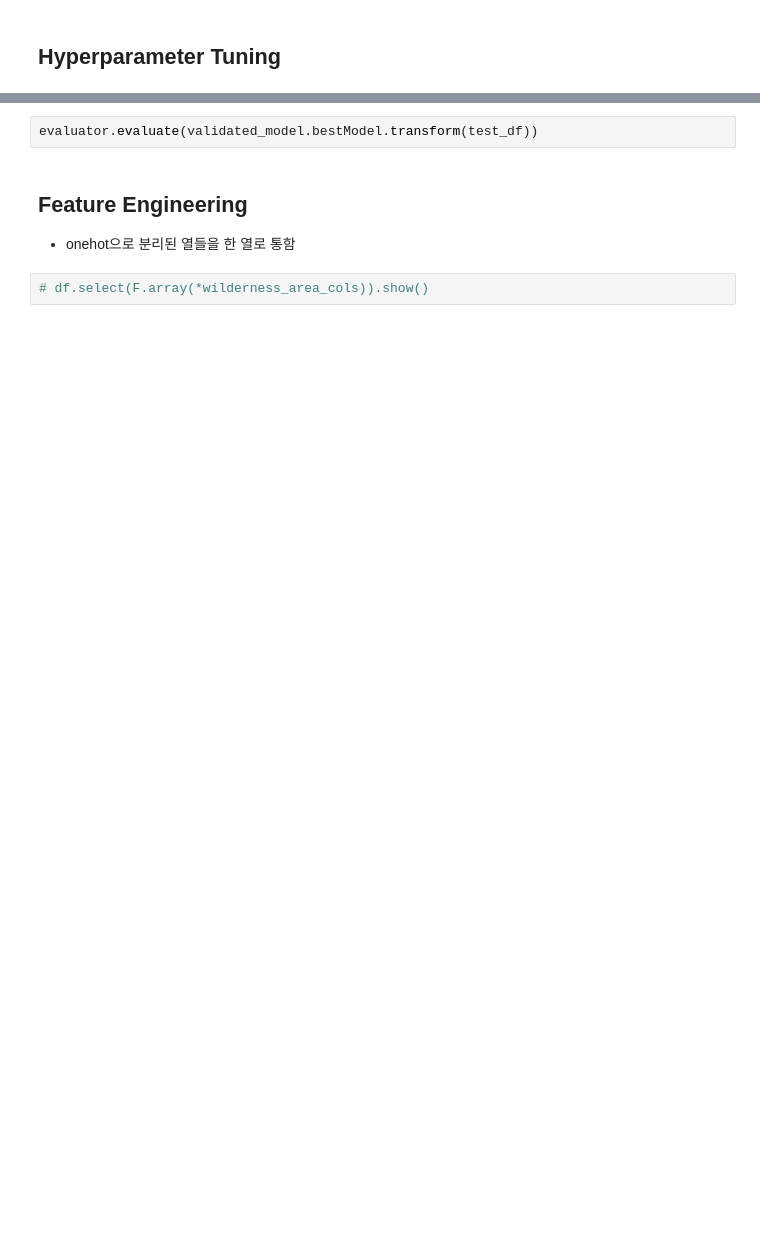
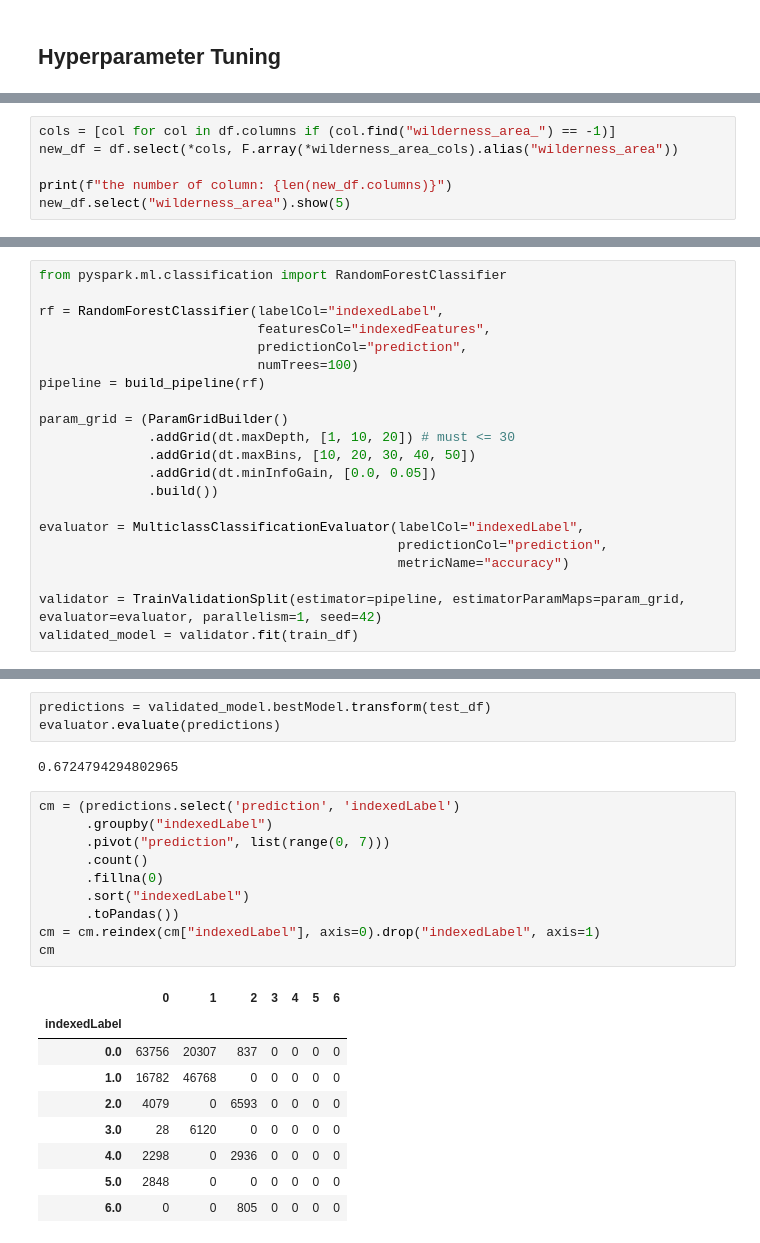
Before and after one commit to dream2globe/advanced-spark, a Jupyter notebook: ch04/ch04-pyspark.ipynb, the cells around one changed output, grey strips where cells are left out. Cells and saved outputs as stored; diff of their text form; blank space fills up the shorter version.

```diff
--- a/ch04/ch04-pyspark.ipynb
+++ b/ch04/ch04-pyspark.ipynb
@@ -315,0 +366,6 @@ validated_model.bestModel.stages[-1].extractParamMap()
+# %%
+cols = [col for col in df.columns if (col.find("wilderness_area_") == -1)]
+new_df = df.select(*cols, F.array(*wilderness_area_cols).alias("wilderness_area"))
+
+print(f"the number of column: {len(new_df.columns)}")
+new_df.select("wilderness_area").show(5)
@@ -315,0 +414,21 @@ validated_model.bestModel.stages[-1].extractParamMap()
+# %%
+from pyspark.ml.classification import RandomForestClassifier
+
+rf = RandomForestClassifier(labelCol="indexedLabel",
+                            featuresCol="indexedFeatures",
+                            predictionCol="prediction",
+                            numTrees=100)
+pipeline = build_pipeline(rf)
+
+param_grid = (ParamGridBuilder()
+              .addGrid(dt.maxDepth, [1, 10, 20]) # must <= 30
+              .addGrid(dt.maxBins, [10, 20, 30, 40, 50])
+              .addGrid(dt.minInfoGain, [0.0, 0.05])
+              .build())
+
+evaluator = MulticlassClassificationEvaluator(labelCol="indexedLabel",
+                                              predictionCol="prediction",
+                                              metricName="accuracy")
+
+validator = TrainValidationSplit(estimator=pipeline, estimatorParamMaps=param_grid, evaluator=evaluator, parallelism=1, seed=42)
+validated_model = validator.fit(train_df)
@@ -316,7 +458,25 @@ validated_model.bestModel.stages[-1].extractParamMap()
 # %%
-evaluator.evaluate(validated_model.bestModel.transform(test_df))
+predictions = validated_model.bestModel.transform(test_df)
+evaluator.evaluate(predictions)
+# %% [output]
+0.6724794294802965
-# %% [markdown]
-## Feature Engineering
-- onehot으로 분리된 열들을 한 열로 통함
-# %%
-# df.select(F.array(*wilderness_area_cols)).show()
+# %%
+cm = (predictions.select('prediction', 'indexedLabel')
+      .groupby("indexedLabel")
+      .pivot("prediction", list(range(0, 7)))
+      .count()
+      .fillna(0)
+      .sort("indexedLabel")
+      .toPandas())
+cm = cm.reindex(cm["indexedLabel"], axis=0).drop("indexedLabel", axis=1)
+cm
+# %% [output]
+|  | 0 | 1 | 2 | 3 | 4 | 5 | 6 |
+| indexedLabel |  |  |  |  |  |  |  |
+| 0.0 | 63756 | 20307 | 837 | 0 | 0 | 0 | 0 |
+| 1.0 | 16782 | 46768 | 0 | 0 | 0 | 0 | 0 |
+| 2.0 | 4079 | 0 | 6593 | 0 | 0 | 0 | 0 |
+| 3.0 | 28 | 6120 | 0 | 0 | 0 | 0 | 0 |
+| 4.0 | 2298 | 0 | 2936 | 0 | 0 | 0 | 0 |
+| 5.0 | 2848 | 0 | 0 | 0 | 0 | 0 | 0 |
+| 6.0 | 0 | 0 | 805 | 0 | 0 | 0 | 0 |
```
Also changed, not shown: parts of 20 cells of this notebook, 2 other files.
